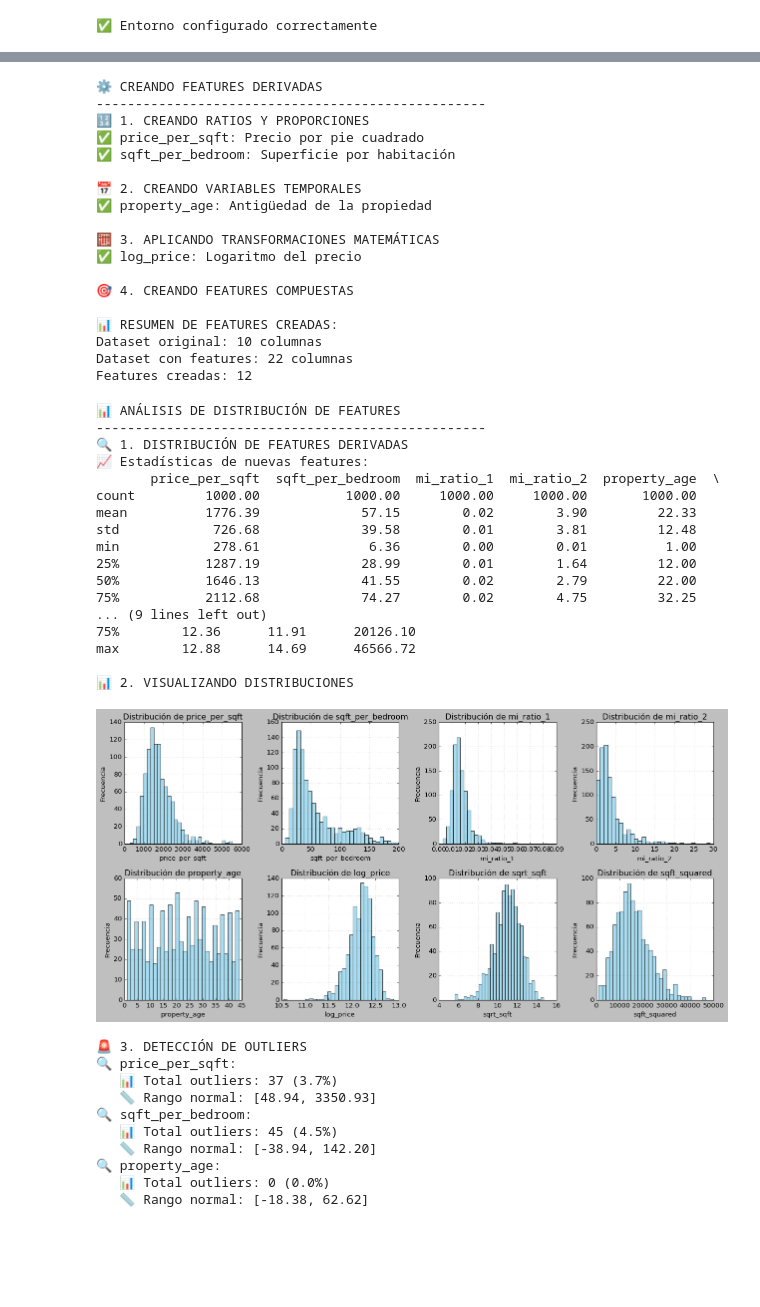
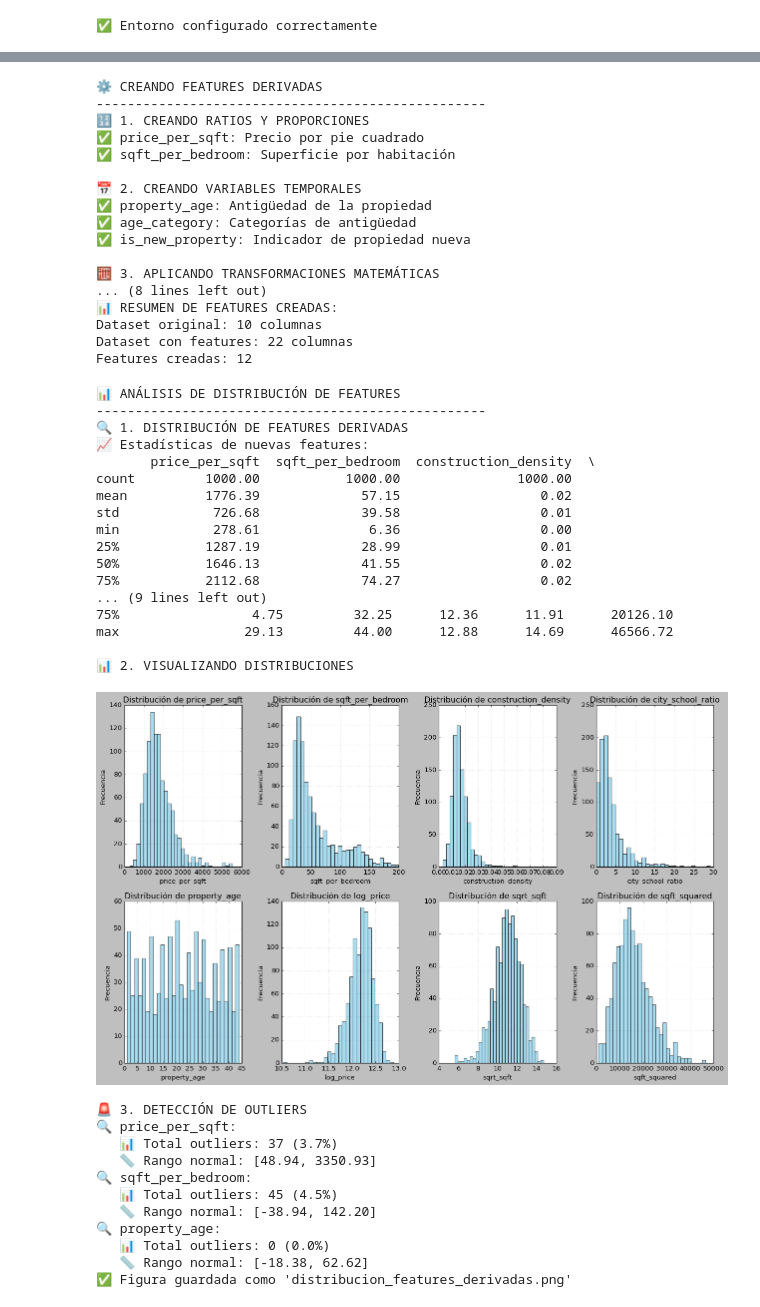
Before and after one commit to jjuuansee/portafolio-ia, a Jupyter notebook: docs/ingenieria-de-datos/ejercicios/ut3-feature-engineering/ocho.ipynb, the cells around one changed output, grey strips where cells are left out. Drawn from its saved outputs; the diff is of its cells as text; code cells hidden in the pictures; blank space fills up the shorter version.

```diff
--- a/docs/ingenieria-de-datos/ejercicios/ut3-feature-engineering/ocho.ipynb
+++ b/docs/ingenieria-de-datos/ejercicios/ut3-feature-engineering/ocho.ipynb
@@ -96,16 +97,8 @@ print("✅ price_per_sqft: Precio por pie cuadrado")
 df_enhanced['sqft_per_bedroom'] = df_enhanced['sqft'] / df_enhanced['bedrooms']
 print("✅ sqft_per_bedroom: Superficie por habitación")
 
-# TODO: Crea al menos 2 ratios más que consideres relevantes
-# PISTAS: ¿Qué otros ratios podrían ser útiles?
-# - ¿Ratio entre habitaciones y baños?
-# - ¿Densidad de construcción (superficie/lote)?
-# - ¿Precio por habitación?
-# - ¿Ratio entre distancia a ciudad y rating de escuela?
-
-# Tu código aquí:
-df_enhanced['mi_ratio_1'] = df_enhanced['sqft'] / df_enhanced['lot_size']
-df_enhanced['mi_ratio_2'] = df_enhanced['distance_to_city'] / df_enhanced['school_rating']
+df_enhanced['construction_density'] = df_enhanced['sqft'] / df_enhanced['lot_size']
+df_enhanced['city_school_ratio'] = df_enhanced['distance_to_city'] / df_enhanced['school_rating']
 
 # 2. VARIABLES TEMPORALES (Ejemplo básico)
 print("\n📅 2. CREANDO VARIABLES TEMPORALES")
@@ -114,14 +107,9 @@ print("\n📅 2. CREANDO VARIABLES TEMPORALES")
 current_year = 2024
 df_enhanced['property_age'] = current_year - df_enhanced['year_built']
 print("✅ property_age: Antigüedad de la propiedad")
-# TODO: Crea variables temporales adicionales
-# PISTAS: ¿Qué información temporal podría ser útil?
-# - ¿Categorías de antigüedad (nuevo, moderno, antiguo)?
-# - ¿Es propiedad nueva? (binario)
-# - ¿Década de construcción?
-# - ¿Es construcción reciente vs histórica?
+print("✅ age_category: Categorías de antigüedad")
+print("✅ is_new_property: Indicador de propiedad nueva")
 
-# Tu código aquí:
 q1 = df_enhanced['property_age'].quantile(0.33)
 q2 = df_enhanced['property_age'].quantile(0.66)
 
@@ -138,29 +126,18 @@ print("\n🧮 3. APLICANDO TRANSFORMACIONES MATEMÁTICAS")
 # Feature 4: Log del precio (para normalizar distribución)
 df_enhanced['log_price'] = np.log(df_enhanced['price'])  # función para logaritmo natural
 print("✅ log_price: Logaritmo del precio")
+print("✅ sqrt_sqft: Raíz cuadrada del tamaño en pies cuadrados")
+print("✅ sqft_squared: Pies cudrados al cuadrado")
 
-# TODO: Aplica otras transformaciones matemáticas
-# PISTAS: ¿Qué transformaciones podrían ayudar?
-# - ¿Raíz cuadrada de superficie?
-# - ¿Superficie al cuadrado?
-# - ¿Log de otras variables?
-# - ¿Transformaciones para normalizar distribuciones sesgadas?
-
-# Tu código aquí:
 df_enhanced['sqrt_sqft'] = np.sqrt(df_enhanced['sqft'])
 df_enhanced['sqft_squared'] = (df_enhanced['sqft'])**2
 
 # 4. FEATURES COMPUESTAS (Tu turno!)
 print("\n🎯 4. CREANDO FEATURES COMPUESTAS")
 
-# TODO: Crea features que combinen múltiples variables
-# PISTAS: ¿Qué conceptos complejos podrías capturar?
-# - ¿Score de lujo (precio alto + superficie grande + amenities)?
-# - ¿Score de ubicación (distancia baja + escuela alta + crimen bajo)?
-# - ¿Score de eficiencia (superficie por habitación + precio por m²)?
-# - ¿Indicadores de calidad (antigüedad + amenities + ubicación)?
-#['price', 'sqft', 'bedrooms', 'bathrooms', 'year_built', 'garage_spaces', 'lot_size', 'distance_to_city', 'school_rating', 'crime_rate']
-# Tu código aquí:
+print("✅ luxury_score: Suma entre precio, tamaño y espacios de garage")
+print("✅ location_score: resta entre distancia a la ciudad y rating escolar")
+
 df_enhanced['luxury_score'] = df_enhanced["price"] + df_enhanced["sqft"] + df_enhanced["garage_spaces"]
 df_enhanced['location_score'] = np.abs(- df_enhanced["distance_to_city"] + df_enhanced["school_rating"])
 
@@ -177,12 +154,11 @@ print(f"Features creadas: {df_enhanced.shape[1] - df.shape[1]}")
 
 📅 2. CREANDO VARIABLES TEMPORALES
 ✅ property_age: Antigüedad de la propiedad
+✅ age_category: Categorías de antigüedad
+✅ is_new_property: Indicador de propiedad nueva
 
 🧮 3. APLICANDO TRANSFORMACIONES MATEMÁTICAS
-✅ log_price: Logaritmo del precio
-
-🎯 4. CREANDO FEATURES COMPUESTAS
-
+... (8 lines left out)
 📊 RESUMEN DE FEATURES CREADAS:
 Dataset original: 10 columnas
 Dataset con features: 22 columnas
@@ -197,7 +173,7 @@ print("-" * 50)
 print("🔍 1. DISTRIBUCIÓN DE FEATURES DERIVADAS")
 
 # Seleccionar solo las nuevas features creadas
-new_features = ['price_per_sqft', 'sqft_per_bedroom', 'mi_ratio_1', 'mi_ratio_2',
+new_features = ['price_per_sqft', 'sqft_per_bedroom', 'construction_density', 'city_school_ratio',
                  'property_age', 'log_price', 'sqrt_sqft', 'sqft_squared']
 
 print("📈 Estadísticas de nuevas features:")
@@ -207,7 +183,7 @@ print(df_enhanced[new_features].describe().round(2))  # método para estadístic
 print("\n📊 2. VISUALIZANDO DISTRIBUCIONES")
 
 # Crear subplots para visualizar distribuciones
-fig, axes = plt.subplots(2, 4, figsize=(16, 8))
+fig, axes = plt.subplots(2, 4, figsize=(16, 10))
 axes = axes.ravel()  # convertir a array 1D
 
 for i, feature in enumerate(new_features):
@@ -224,44 +200,48 @@ plt.show()
 # 3. DETECCIÓN DE OUTLIERS
 print("\n🚨 3. DETECCIÓN DE OUTLIERS")
 
 def detect_outliers_iqr(df, column):
     """Detectar outliers usando método IQR"""
     Q1 = df[column].quantile(0.25)
     Q3 = df[column].quantile(0.75)
     IQR = Q3 - Q1
     lower_bound = Q1 - 1.5 * IQR
     upper_bound = Q3 + 1.5 * IQR
 
     outliers = df[(df[column] < lower_bound) | (df[column] > upper_bound)]
     return outliers, lower_bound, upper_bound
 
 # Detectar outliers en features numéricas importantes
 numeric_features = ['price_per_sqft', 'sqft_per_bedroom', 'property_age']
 
 for feature in numeric_features:
     outliers, lower, upper = detect_outliers_iqr(df_enhanced, feature)
     print(f"🔍 {feature}:")
     print(f"   📊 Total outliers: {len(outliers)} ({len(outliers)/len(df_enhanced)*100:.1f}%)")
     print(f"   📏 Rango normal: [{lower:.2f}, {upper:.2f}]")
+
+
+fig.savefig("results/distribucion_features_derivadas.png", dpi=150)
+print("✅ Figura guardada como 'distribucion_features_derivadas.png'")
 # %% [output]
 📊 ANÁLISIS DE DISTRIBUCIÓN DE FEATURES
 --------------------------------------------------
 🔍 1. DISTRIBUCIÓN DE FEATURES DERIVADAS
 📈 Estadísticas de nuevas features:
-       price_per_sqft  sqft_per_bedroom  mi_ratio_1  mi_ratio_2  property_age  \
-count         1000.00           1000.00     1000.00     1000.00       1000.00
-mean          1776.39             57.15        0.02        3.90         22.33
-std            726.68             39.58        0.01        3.81         12.48
-min            278.61              6.36        0.00        0.01          1.00
-25%           1287.19             28.99        0.01        1.64         12.00
-50%           1646.13             41.55        0.02        2.79         22.00
-75%           2112.68             74.27        0.02        4.75         32.25
+       price_per_sqft  sqft_per_bedroom  construction_density  \
+count         1000.00           1000.00               1000.00
+mean          1776.39             57.15                  0.02
+std            726.68             39.58                  0.01
+min            278.61              6.36                  0.00
+25%           1287.19             28.99                  0.01
+50%           1646.13             41.55                  0.02
+75%           2112.68             74.27                  0.02
 ... (9 lines left out)
-75%        12.36      11.91      20126.10
-max        12.88      14.69      46566.72
+75%                 4.75         32.25      12.36      11.91      20126.10
+max                29.13         44.00      12.88      14.69      46566.72
 
 📊 2. VISUALIZANDO DISTRIBUCIONES
-[figure, old version]
+[figure, new version]
 🚨 3. DETECCIÓN DE OUTLIERS
 🔍 price_per_sqft:
    📊 Total outliers: 37 (3.7%)
@@ -272,6 +252,7 @@ max        12.88      14.69      46566.72
 🔍 property_age:
    📊 Total outliers: 0 (0.0%)
    📏 Rango normal: [-18.38, 62.62]
+✅ Figura guardada como 'distribucion_features_derivadas.png'
 # %%
 # === EVALUACIÓN DE IMPORTANCIA DE FEATURES ===
 
```
Also changed, not shown: parts of 6 cells of this notebook, 5 other files.
